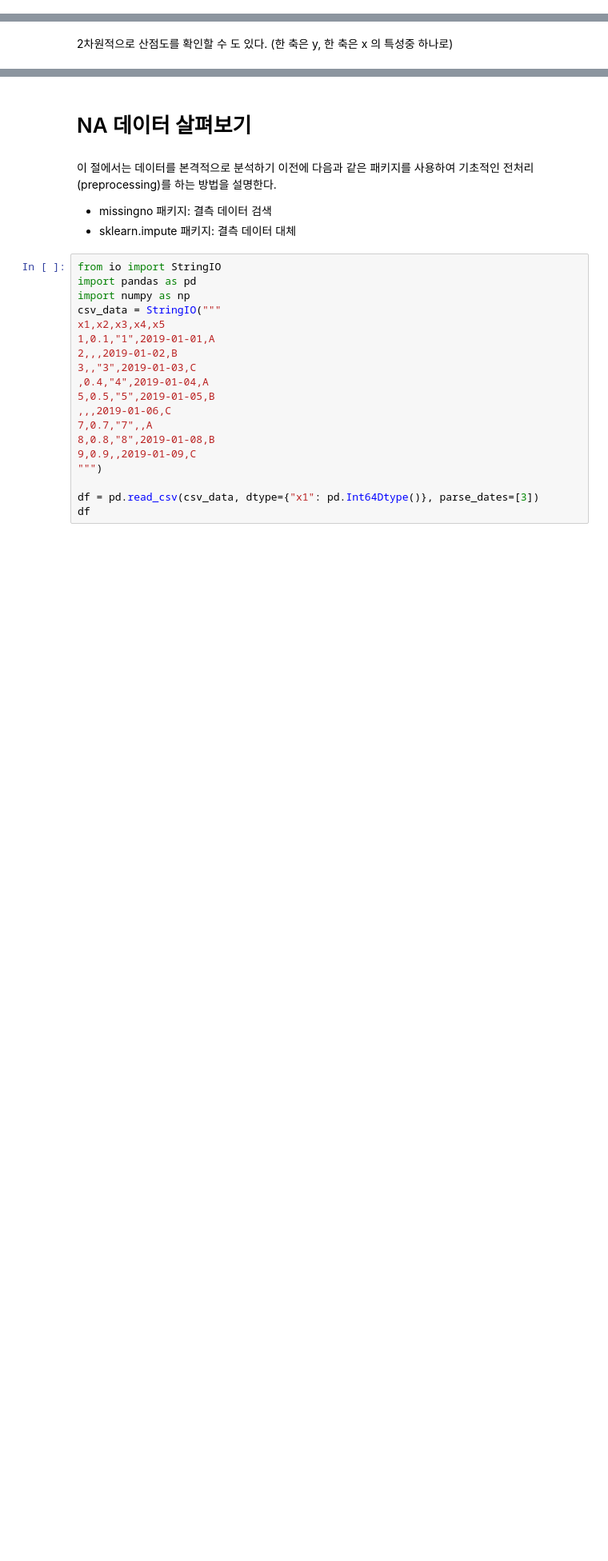
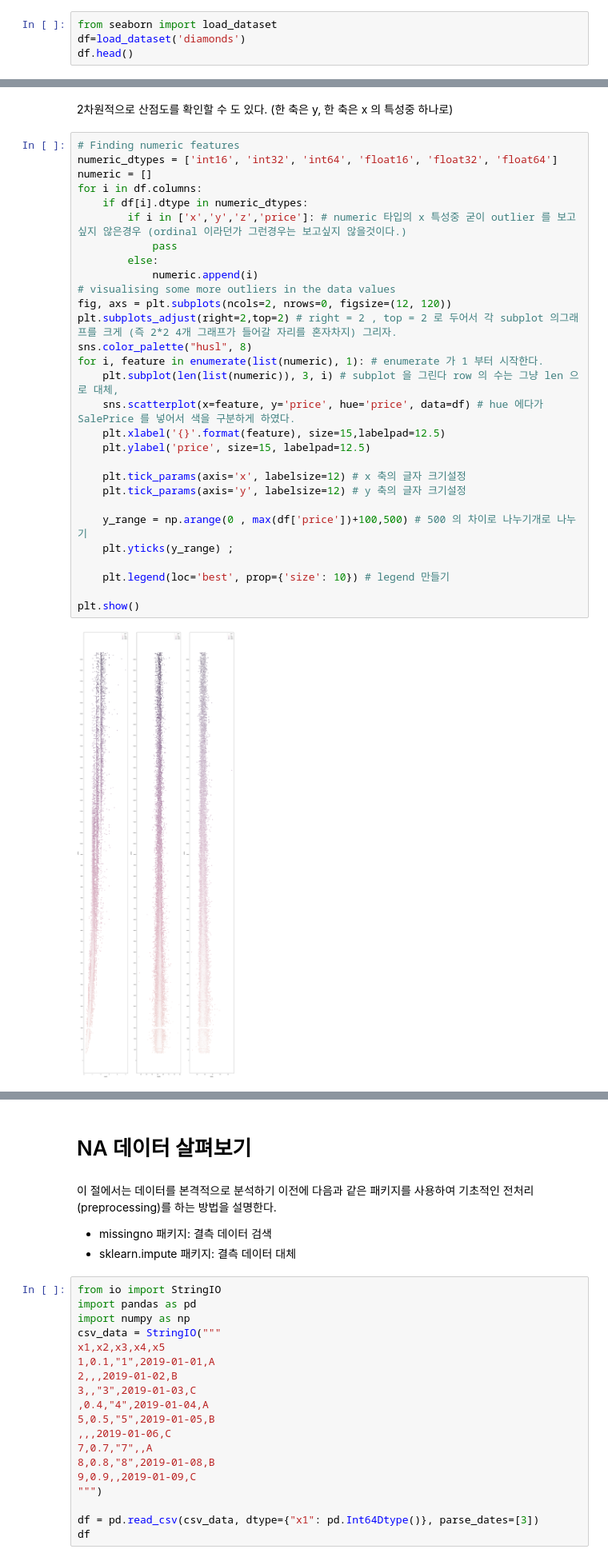
Before and after one commit to hana-dool/Data_Processing, a Jupyter notebook: [NA,Outlier].ipynb, the cells around one changed output, grey strips where cells are left out. Shown at 80% size. Drawn from its saved outputs; the diff is of its cells as text; blank space fills up the shorter version.

```diff
--- a/[NA,Outlier].ipynb
+++ b/[NA,Outlier].ipynb
@@ -170,0 +171,4 @@ boston_df_out.shape
+# %%
+from seaborn import load_dataset
+df=load_dataset('diamonds')
+df.head()
@@ -171,2 +202,33 @@ boston_df_out.shape
 # %% [markdown]
 2차원적으로 산점도를 확인할 수 도 있다. (한 축은 y, 한 축은 x 의 특성중 하나로)
+# %%
+# Finding numeric features
+numeric_dtypes = ['int16', 'int32', 'int64', 'float16', 'float32', 'float64']
+numeric = []
+for i in df.columns:
+    if df[i].dtype in numeric_dtypes:
+        if i in ['x','y','z','price']: # numeric 타입의 x 특성중 굳이 outlier 를 보고싶지 않은경우 (ordinal 이라던가 그런경우는 보고싶지 않을것이다.)
+            pass
+        else:
+            numeric.append(i)
+# visualising some more outliers in the data values
+fig, axs = plt.subplots(ncols=2, nrows=0, figsize=(12, 120))
+plt.subplots_adjust(right=2,top=2) # right = 2 , top = 2 로 두어서 각 subplot 의그래프를 크게 (즉 2*2 4개 그래프가 들어갈 자리를 혼자차지) 그리자.
+sns.color_palette("husl", 8)
+for i, feature in enumerate(list(numeric), 1): # enumerate 가 1 부터 시작한다.
+    plt.subplot(len(list(numeric)), 3, i) # subplot 을 그린다 row 의 수는 그냥 len 으로 대체,
+    sns.scatterplot(x=feature, y='price', hue='price', data=df) # hue 에다가 SalePrice 를 넣어서 색을 구분하게 하였다.
+    plt.xlabel('{}'.format(feature), size=15,labelpad=12.5)
+    plt.ylabel('price', size=15, labelpad=12.5)
+
+    plt.tick_params(axis='x', labelsize=12) # x 축의 글자 크기설정
+    plt.tick_params(axis='y', labelsize=12) # y 축의 글자 크기설정
+
+    y_range = np.arange(0 , max(df['price'])+100,500) # 500 의 차이로 나누기개로 나누기
+    plt.yticks(y_range) ;
+
+    plt.legend(loc='best', prop={'size': 10}) # legend 만들기
+
+plt.show()
+# %% [output]
+[figure, added]
```
Also changed, not shown: parts of 9 cells of this notebook, 1 other file.
